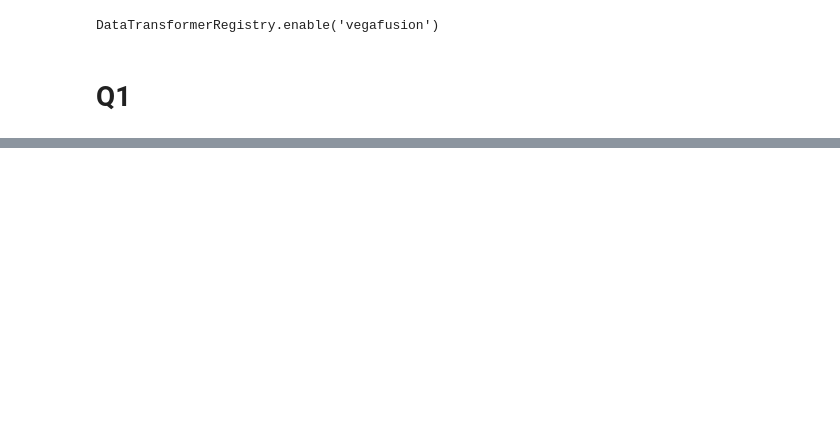
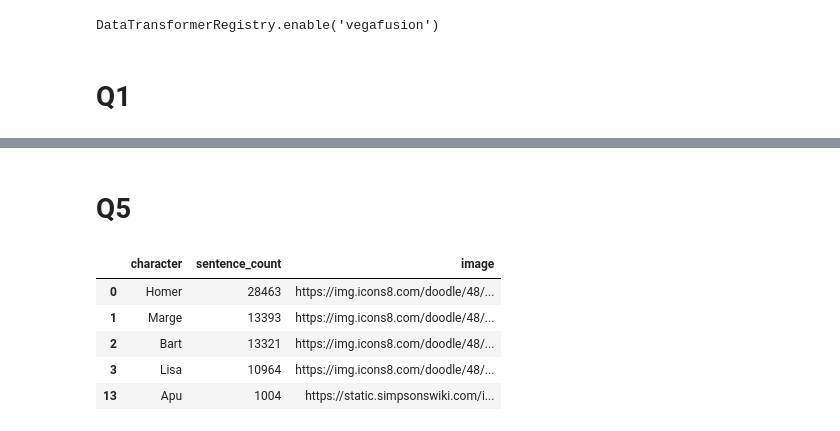
Before and after one commit to bmantepe/dv-simpsons2, a Jupyter notebook: src/Final_Views/Q1_Q5.ipynb, the cells around one changed output, grey strips where cells are left out. Saved outputs shown, nothing was run; the diff lists cells and outputs as text; code cells hidden in the pictures; blank space fills up the shorter version.

```diff
--- a/src/Final_Views/Q1_Q5.ipynb
+++ b/src/Final_Views/Q1_Q5.ipynb
@@ -10,6 +10,12 @@ dataq1_2 = pd.read_csv('../../data/data_Q1-2.csv')
 # %%
 dataq1_1_test = dataq1_1[dataq1_1['character'].isin(['Homer', 'Bart', 'Lisa', 'Marge', 'Apu'])]
 dataq1_2_test = dataq1_2[dataq1_2['character'].isin(['Homer', 'Bart', 'Lisa', 'Marge', 'Apu'])]
+# %%
+dataq5_1 = pd.read_csv('../../data/data_Q5-1.csv')
+dataq5_2 = pd.read_csv('../../data/data_Q5-2.csv')
+# %%
+dataq5_1_test = dataq5_1[dataq5_1['character'].isin(['Homer', 'Bart', 'Lisa', 'Marge', 'Apu'])]
+dataq5_2_test = dataq5_2[dataq5_2['character'].isin(['Homer', 'Bart', 'Lisa', 'Marge', 'Apu'])]
 # %% [markdown]
 # Q1
 # %%
@@ -77,2 +82,13 @@ jitter_final = (gaussian_jitter + mean_bar)
 # %% [output]
 [interactive output not drawn]
+# %% [markdown]
+# Q5
+# %%
+dataq5_1_test
+# %% [output]
+|  | character | sentence_count | image |
+| 0 | Homer | 28463 | https://img.icons8.com/doodle/48/... |
+| 1 | Marge | 13393 | https://img.icons8.com/doodle/48/... |
+| 2 | Bart | 13321 | https://img.icons8.com/doodle/48/... |
+| 3 | Lisa | 10964 | https://img.icons8.com/doodle/48/... |
+| 13 | Apu | 1004 | https://static.simpsonswiki.com/i... |
```
Also changed, not shown: parts of 7 cells of this notebook, 3 other files.
